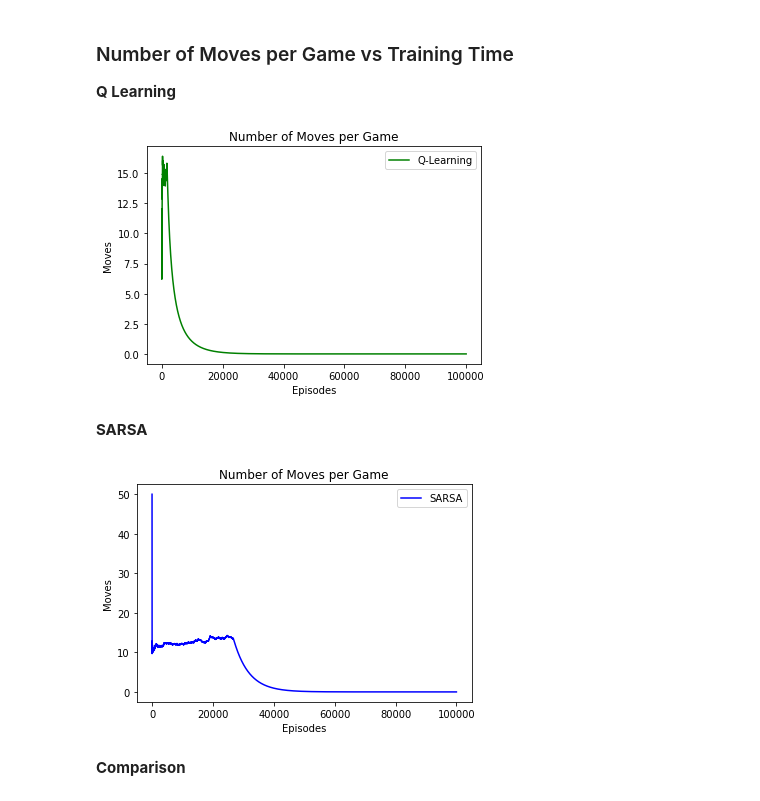
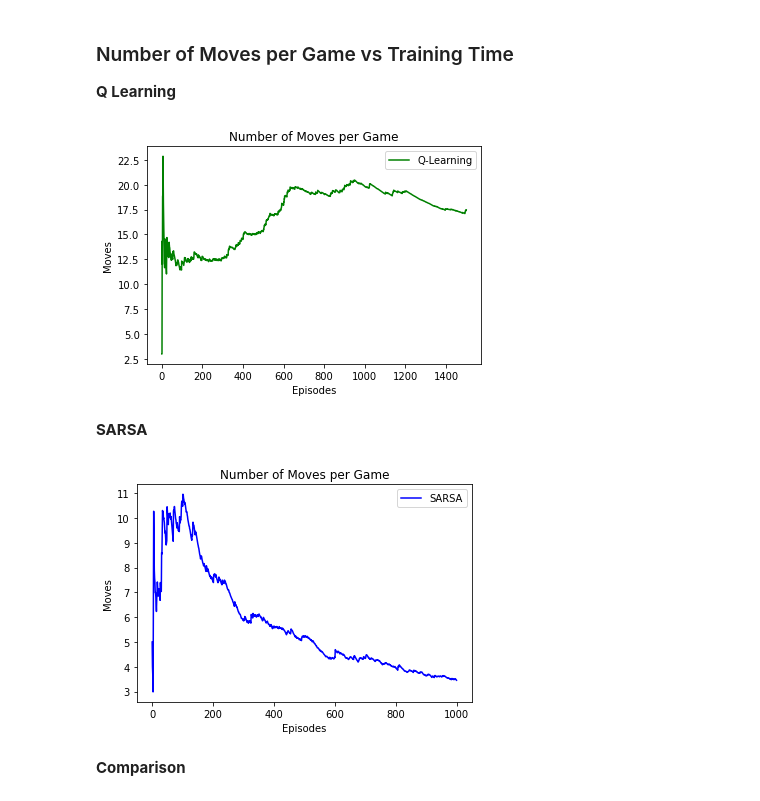
Before and after one commit to ukarag/ReinforcementLearning, a Jupyter notebook: Assignment.ipynb, the cells around one changed output. Drawn from its saved outputs; the diff is of its cells as text; code cells hidden in the pictures.

```diff
--- a/Assignment.ipynb
+++ b/Assignment.ipynb
@@ -198,16 +198,13 @@ class SarsaAgent(GeneralAgent):
         self.model = self.build_model()
 
     def train_model(self, X, a, R, X_next, a_next, Done):
-        if self.epsilon > self.epsilon_min:
-            self.epsilon *= self.beta
-
         target = R
         X_reshape = np.reshape(X, (1, N_in))
         target_f = self.model.predict(X_reshape)
 
         if Done == 0:
-            target = (R + self.gamma * model.predict(np.array([X_next]))[0])[a_next]
-        # change shape probably
+            target = (R + self.gamma * self.model.predict(np.array([X_next]))[0])[a_next]
+
         target_f[0][a] = target
         self.model.fit(X_reshape, target_f, epochs=1, verbose=0)
 # %% [markdown]
@@ -220,16 +217,16 @@ S,X,allowed_a=env.Initialise_game()
 N_a=np.shape(allowed_a)[0]   # TOTAL NUMBER OF POSSIBLE ACTIONS
 N_in = np.shape(X)[0]
 N_episodes = 5000
-agent = SarsaAgent(N_a, N_in)
+sarsa_agent = SarsaAgent(N_a, N_in)
 max_T = 200
 
 for n in range(N_episodes):
-
+    epsilon = sarsa_agent.epsilon / (1 + sarsa_agent.beta * n)
     Done = 0                                   ## SET DONE TO ZERO (BEGINNING OF THE EPISODE)
 
     S, X, allowed_a = env.Initialise_game()      ## INITIALISE GAME
 
-    a = agent.epsilon_greedy(X, allowed_a)   #make an action
+    a = sarsa_agent.epsilon_greedy(X, allowed_a, epsilon)   #make an action
 
     time = 1
 
@@ -239,15 +236,16 @@ for n in range(N_episodes):
         if time == max_T:
             Done = 1
         if Done == 0:
-            a_next = agent.epsilon_greedy(X_next, allowed_a_next) #make an action
-        agent.train_model(X, a, R, X_next, a_next, Done)
+            a_next = sarsa_agent.epsilon_greedy(X_next, allowed_a_next, epsilon) #make an action
+        sarsa_agent.train_model(X, a, R, X_next, a_next, Done)
 
         ## THE EPISODE HAS ENDED, UPDATE...BE CAREFUL, THIS IS THE LAST STEP OF THE EPISODE
         if Done == 1:
-            agent.R_save[n] = np.copy(R)
-            agent.N_moves_save[n] = np.copy(time)
-            print("episode: {}/{}, score: {}, reward average: {}"
-                  .format(n, N_episodes,  agent.N_moves_save[n], agent.R_save[n-100:n].mean() if n > 100 else 0))
+            sarsa_agent.R_save[n] = np.copy(R)
+            sarsa_agent.N_moves_save[n] = np.copy(time)
+            print("episode: {}/{}, moves average: {}, reward average: {}"
+                  .format(n, N_episodes,  sarsa_agent.N_moves_save[n-100:n].mean() if n > 100 else 0,
+                          sarsa_agent.R_save[n-100:n].mean() if n > 100 else 0))
             break
 
 
@@ -383,20 +396,22 @@ episode: 50/5000, score: 2.0, reward average: 0
 ## Plots
 # %%
 # create a dataframe
-df_n_moves_qlearning = pd.DataFrame({'moves': N_moves_QLearning})
-df_n_moves_sarsa = pd.DataFrame({'moves': N_moves_Sarsa})
-# df_n_moves_qlearning_replay = pd.DataFrame({'moves'}: N_moves_QLearning_replay)
+df_n_moves_qlearning = pd.DataFrame({'moves': qlearning_agent.N_moves_save})
+df_n_moves_sarsa = pd.DataFrame({'moves': sarsa_agent.N_moves_save})
+df_n_moves_qlearning_replay = pd.DataFrame({'moves': q_agent.N_moves_save})
 
-df_reward_qlearning = pd.DataFrame({'rewards': R_QLearning})
-df_reward_sarsa = pd.DataFrame({'rewards': R_Sarsa})
+df_reward_qlearning = pd.DataFrame({'rewards': qlearning_agent.R_save})
+df_reward_sarsa = pd.DataFrame({'rewards': sarsa_agent.R_save})
+df_reward_qlearning_replay = pd.DataFrame({'rewards': q_agent.R_save})
 
 # finding EMA
 ema_n_moves_qlearning = df_n_moves_qlearning.ewm(com=5000).mean()
 ema_n_moves_sarsa = df_n_moves_sarsa.ewm(com=5000).mean()
-#ema_n_moves_qlearning_replay = df_n_moves_qlearning_replay.ewm(com=5000).mean()
+ema_n_moves_qlearning_replay = df_n_moves_qlearning_replay.ewm(com=5000).mean()
 
-ema_reward_qlearning = df_reward_qlearning.ewm(com=5000).mean()
+ema_reward_qlearning = df_reward_qlearning.ewm(com=1000).mean()
 ema_reward_sarsa = df_reward_sarsa.ewm(com=5000).mean()
+ema_reward_qlearning_replay = df_reward_qlearning_replay.ewm(com=1000).mean()
 
 # plotting color
 sarsa_color = "blue"
@@ -406,7 +421,7 @@ qlearning_replay_color = "lightgreen"
 ### Number of Moves per Game vs Training Time
 **Q Learning**
 # %%
-plt.plot(ema_n_moves_qlearning, label="Q-Learning", color=qlearning_color)
+plt.plot(ema_n_moves_qlearning[:1500], label="Q-Learning", color=qlearning_color)
 plt.xlabel("Episodes")
 plt.ylabel("Moves")
 plt.title("Number of Moves per Game")
@@ -414,19 +429,19 @@ plt.legend()
 plt.savefig("moves_qlearning.pdf")
 plt.show()
 # %% [output]
-[figure, old version]
+[figure, new version]
 # %% [markdown]
 **SARSA**
 # %%
-plt.plot(ema_n_moves_sarsa, label="SARSA", color=sarsa_color)
+plt.plot(ema_n_moves_sarsa[:1000], label="SARSA", color=sarsa_color)
 plt.xlabel("Episodes")
 plt.ylabel("Moves")
 plt.title("Number of Moves per Game")
 plt.legend()
 plt.savefig("moves_sarsa.pdf")
 plt.show()
 # %% [output]
-[figure, old version]
+[figure, new version]
 # %% [markdown]
 **Comparison**
 # %%
```
Also changed, not shown: parts of 14 cells of this notebook.
